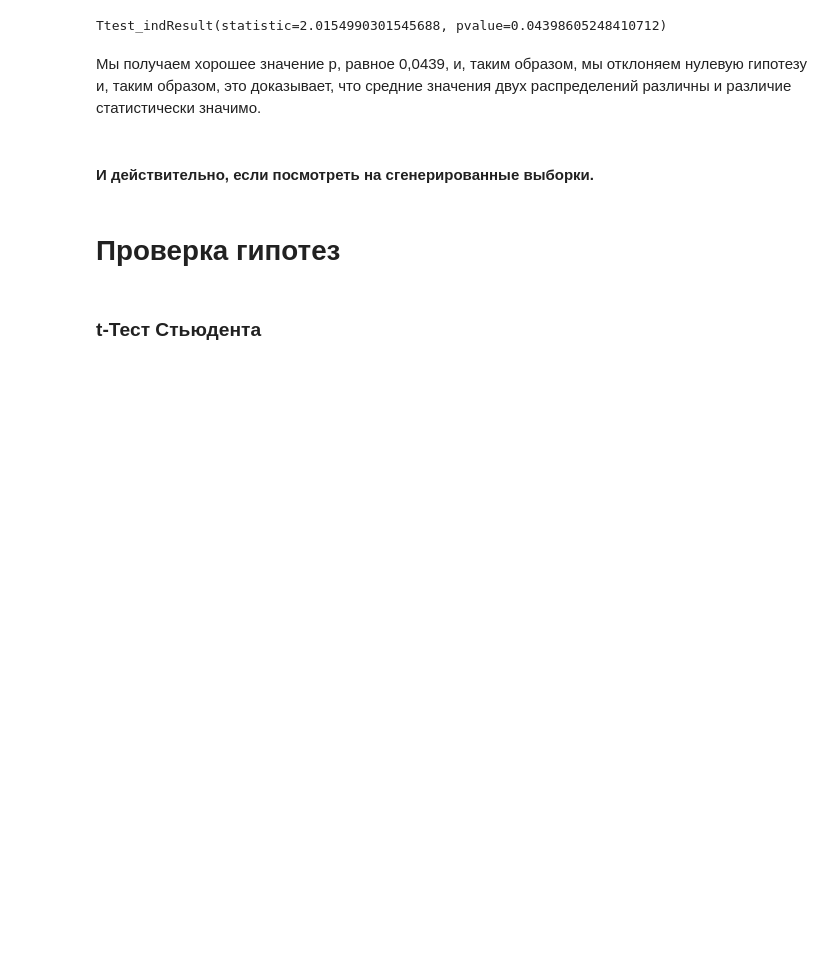
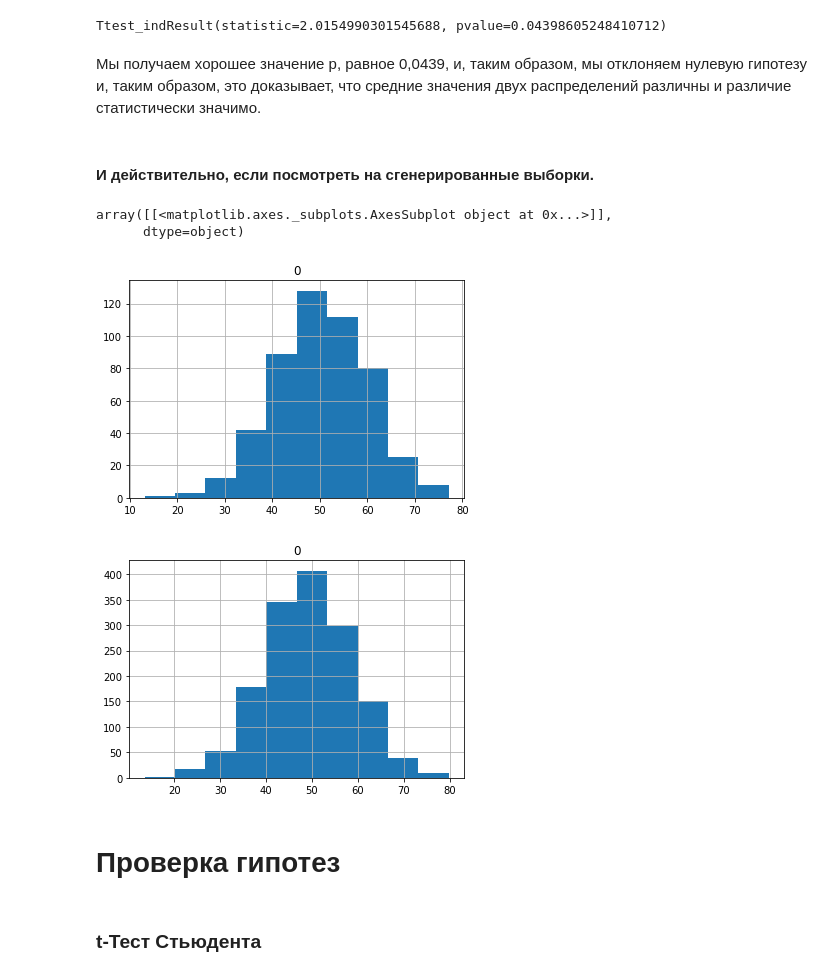
Before and after one commit to listok1991/Home-Work, a Jupyter notebook: DZ-21 Доверительные интервалы и проверка гипотез/Домашнее задание/Confidential_intervals.ipynb, the cells around one changed output. Cells and saved outputs as stored; diff of their text form; code cells hidden in the pictures; blank space fills up the shorter version.

```diff
--- a/DZ-21 Доверительные интервалы и проверка гипотез/Домашнее задание/Confidential_intervals.ipynb
+++ b/DZ-21 Доверительные интервалы и проверка гипотез/Домашнее задание/Confidential_intervals.ipynb
@@ -114,8 +114,13 @@ Ttest_indResult(statistic=2.0154990301545688, pvalue=0.04398605248410712)
 # %% [markdown]
 #### И действительно, если посмотреть на сгенерированные выборки.
 # %%
-# pd.DataFrame(A).hist()
-# pd.DataFrame(B).hist()
+pd.DataFrame(A).hist()
+pd.DataFrame(B).hist()
+# %% [output]
+array([[<matplotlib.axes._subplots.AxesSubplot object at 0x...>]],
+      dtype=object)
+[figure, added]
+[figure, added]
 # %% [markdown]
 # Проверка гипотез
 # %% [markdown]
```
